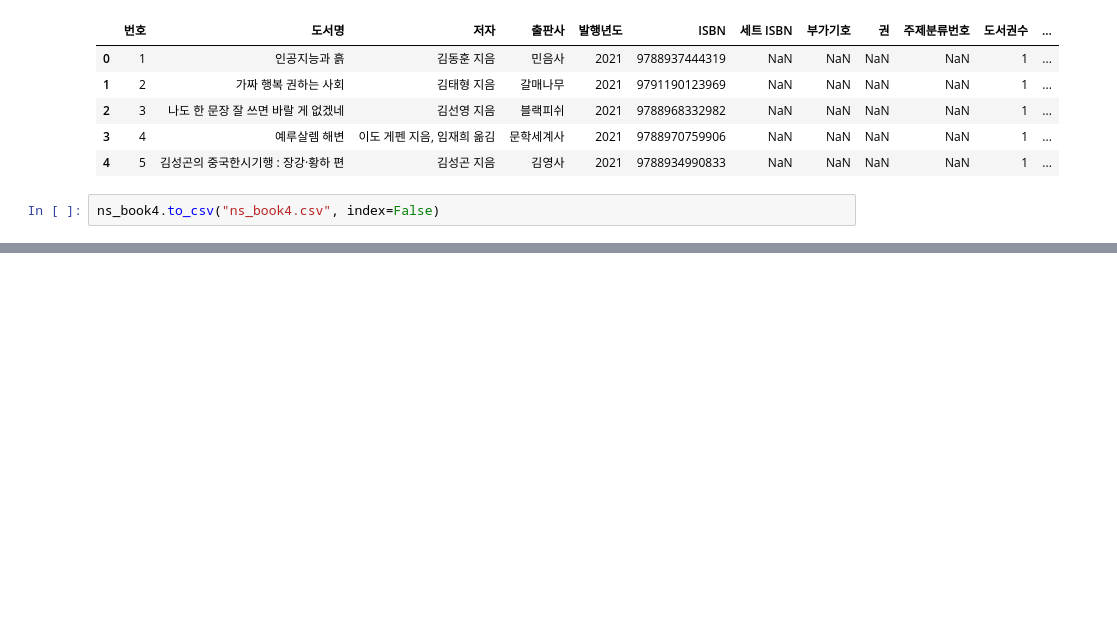
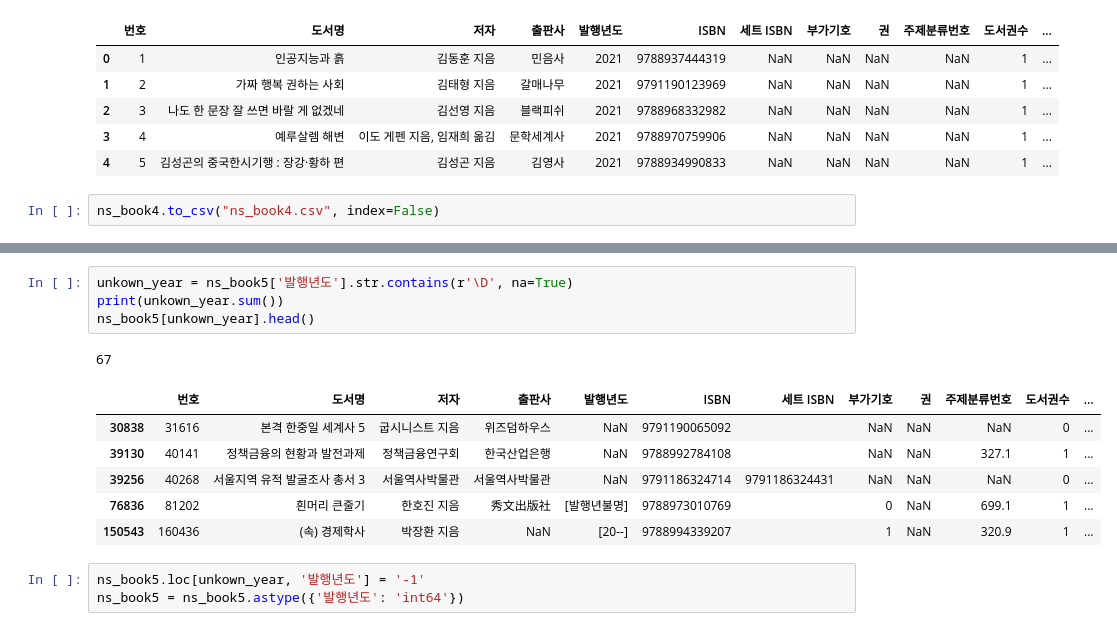
Before and after one commit to sseoh47/kdt_10, a Jupyter notebook: CLASS/EX07_STATISTICS/WORK/D1128_work_박서희.ipynb, the cells around one changed output, grey strips where cells are left out. Cells and saved outputs as stored; diff of their text form; blank space fills up the shorter version.

```diff
--- a/CLASS/EX07_STATISTICS/WORK/D1128_work_박서희.ipynb
+++ b/CLASS/EX07_STATISTICS/WORK/D1128_work_박서희.ipynb
@@ -307,0 +593,15 @@ ns_book4.equals(new_ns_book4)
+# %%
+unkown_year = ns_book5['발행년도'].str.contains(r'\D', na=True)
+print(unkown_year.sum())
+ns_book5[unkown_year].head()
+# %% [output]
+67
+|  | 번호 | 도서명 | 저자 | 출판사 | 발행년도 | ISBN | 세트 ISBN | 부가기호 | 권 | 주제분류번호 | 도서권수 | ... |
+| 30838 | 31616 | 본격 한중일 세계사 5 | 굽시니스트 지음 | 위즈덤하우스 | NaN | 9791190065092 |  | NaN | NaN | NaN | 0 | ... |
+| 39130 | 40141 | 정책금융의 현황과 발전과제 | 정책금융연구회 | 한국산업은행 | NaN | 9788992784108 |  | NaN | NaN | 327.1 | 1 | ... |
+| 39256 | 40268 | 서울지역 유적 발굴조사 총서 3 | 서울역사박물관 | 서울역사박물관 | NaN | 9791186324714 | 9791186324431 | NaN | NaN | NaN | 0 | ... |
+| 76836 | 81202 | 흰머리 큰줄기 | 한호진 지음 | 秀文出版社 | [발행년불명] | 9788973010769 |  | 0 | NaN | 699.1 | 1 | ... |
+| 150543 | 160436 | (속) 경제학사 | 박장환 지음 | NaN | [20--] | 9788994339207 |  | 1 | NaN | 320.9 | 1 | ... |
+# %%
+ns_book5.loc[unkown_year, '발행년도'] = '-1'
+ns_book5 = ns_book5.astype({'발행년도': 'int64'})
```
Also changed, not shown: parts of 47 cells of this notebook, 2 other files.
